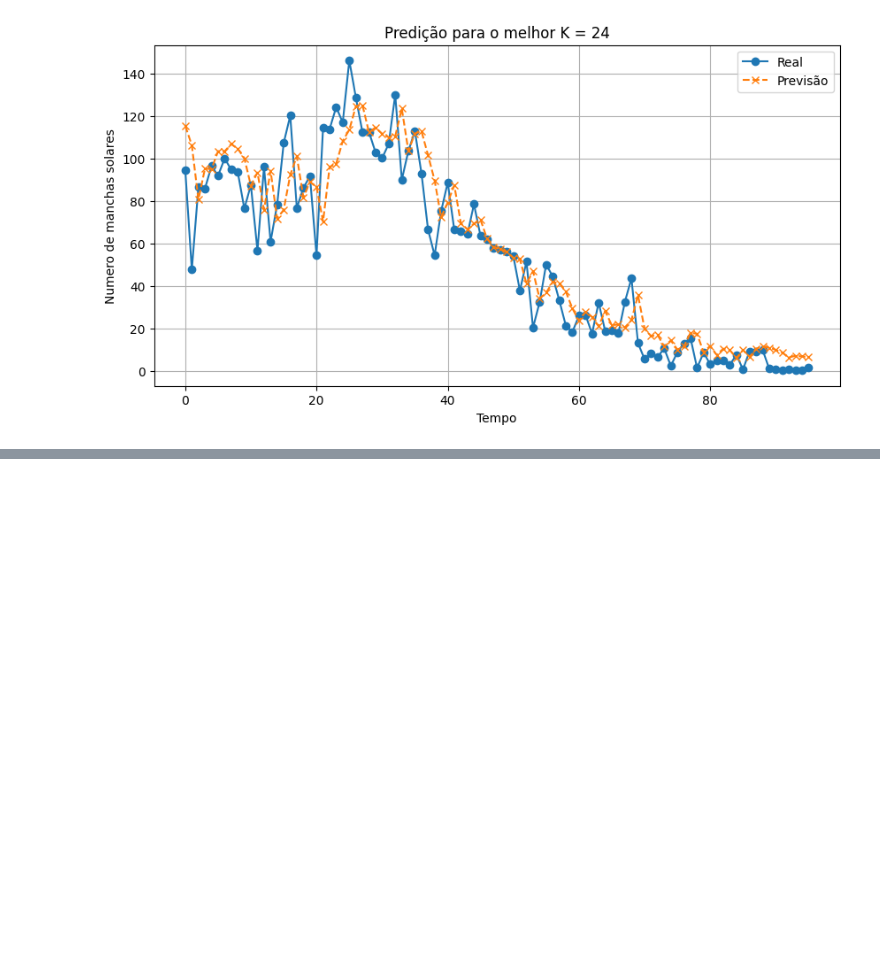
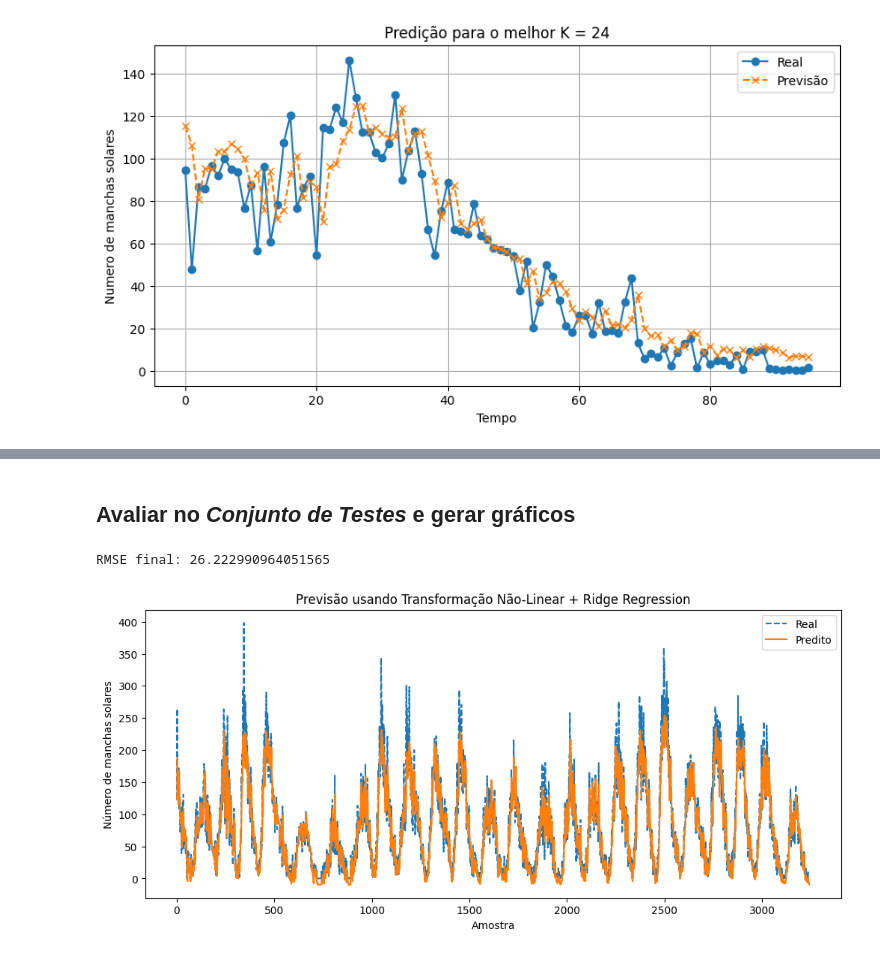
Before and after one commit to LuccaKG/Estudos-sobre-Machine-Learning, a Jupyter notebook: EFC1/EFC_1_Regressao_Linear.ipynb, the cells around one changed output, grey strips where cells are left out. Drawn from its saved outputs; the diff is of its cells as text; code cells hidden in the pictures; blank space fills up the shorter version.

```diff
--- a/EFC1/EFC_1_Regressao_Linear.ipynb
+++ b/EFC1/EFC_1_Regressao_Linear.ipynb
@@ -205,0 +335,11 @@ plt.show()
+# %%
+def ridge_regression(X, Y, lambda_m):
+  I = np.eye(X.shape[1]) # Matriz identidade
+  return np.linalg.inv(X.T @ X + lambda_m * I) @ X.T @ Y
+
+# ***** Debug
+# Teste inicial da função com lambda = 0.1
+# lambda_test = 0.1
+# w_ridge = ridge_regression(X_transformed, Y_norm, lambda_test)
+
+# print(f"Pesos obtidos com Ridge Regression: {w_ridge}")
@@ -205,0 +402,34 @@ plt.show()
+# %% [markdown]
+## Avaliar no *Conjunto de Testes* e gerar gráficos
+# %%
+import matplotlib.pyplot as plt
+
+# Gerar atributos transformados com o melhor T
+X_final = transf_features(X_norm, best_T)
+
+# Treinar o modelo com os melhores parâmetros
+w_final = ridge_regression(X_final, Y_norm, best_lambda)
+
+# Previsão no conjunto de testes
+Y_pred_norm = X_final @ w_final
+
+# Retornar os valores à escala original
+Y_pred = Y_pred_norm * std_Y + mean_Y
+Y_real = Y_norm * std_Y + mean_Y # Desnormalização dos valores reais
+
+# Erro final
+final_rmse = np.sqrt(mean_squared_error(Y_real, Y_pred))
+print(f"RMSE final: {final_rmse}")
+
+# Plotando gráficos
+plt.figure(figsize=(12, 5))
+plt.plot(Y_real, label="Real", linestyle="dashed")
+plt.plot(Y_pred, label="Predito")
+plt.legend()
+plt.xlabel("Amostra")
+plt.ylabel("Número de manchas solares")
+plt.title("Previsão usando Transformação Não-Linear + Ridge Regression")
+plt.show()
+# %% [output]
+RMSE final: 26.222990964051565
+[figure, added]
```
Also changed, not shown: parts of 11 cells of this notebook.
